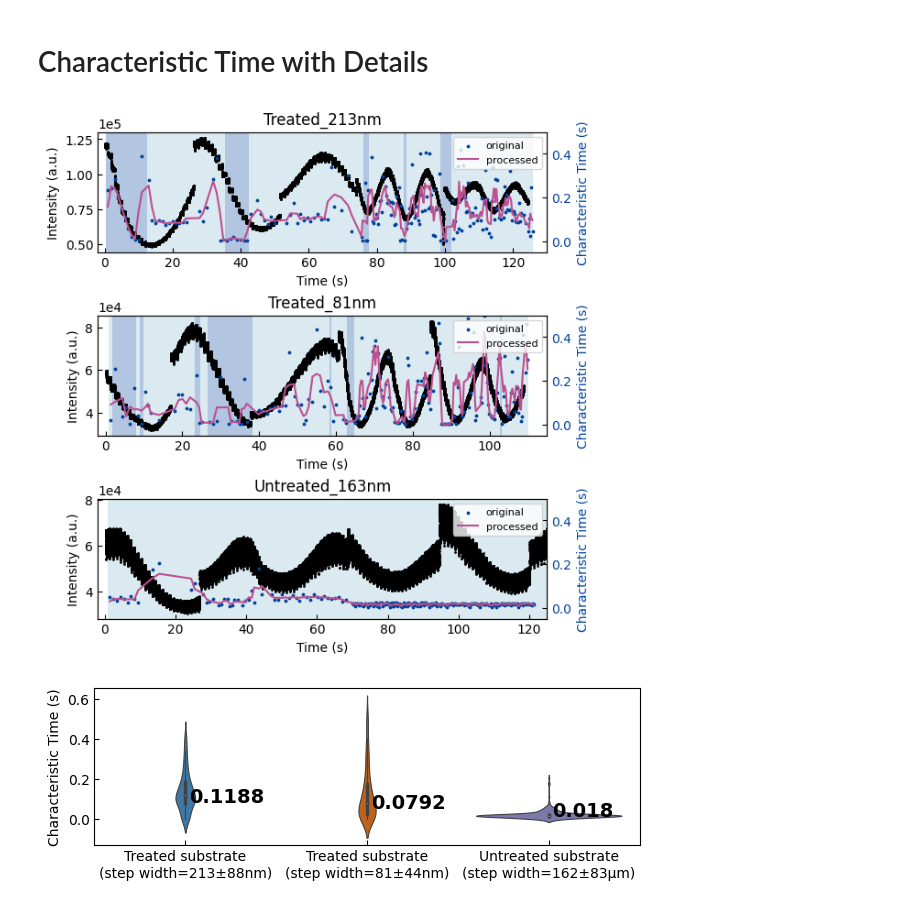
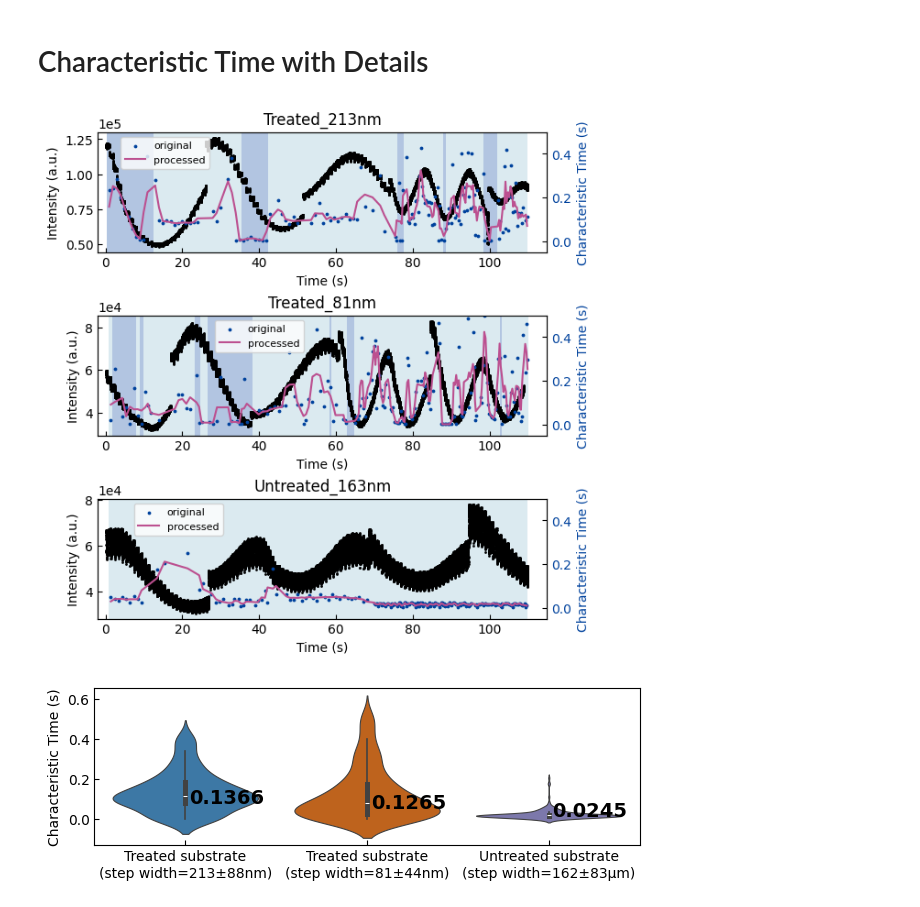
Before and after one commit to m3-learning/Predicting-Pulsed-Laser-Deposition-SrTiO3-Homoepitaxy-Growth-Dynamics-using-RHEED, a Jupyter notebook: notebooks/8_Characteristic_time.ipynb, the cells around one changed output. Drawn from its saved outputs; the diff is of its cells as text; code cells hidden in the pictures.

```diff
--- a/notebooks/8_Characteristic_time.ipynb
+++ b/notebooks/8_Characteristic_time.ipynb
@@ -5,10 +5,10 @@
 %autoreload 2
 from sto_rheed.Packed_functions import visualize_characteristic_time, violinplot_characteristic_time
 # %%
-visualize_characteristic_time()
+visualize_characteristic_time(align_time=True)
 # %% [output]
-[figure, old version]
+[figure, new version]
 # %%
-violinplot_characteristic_time()
+violinplot_characteristic_time(align_time=True)
 # %% [output]
-[figure, old version]
+[figure, new version]
```
